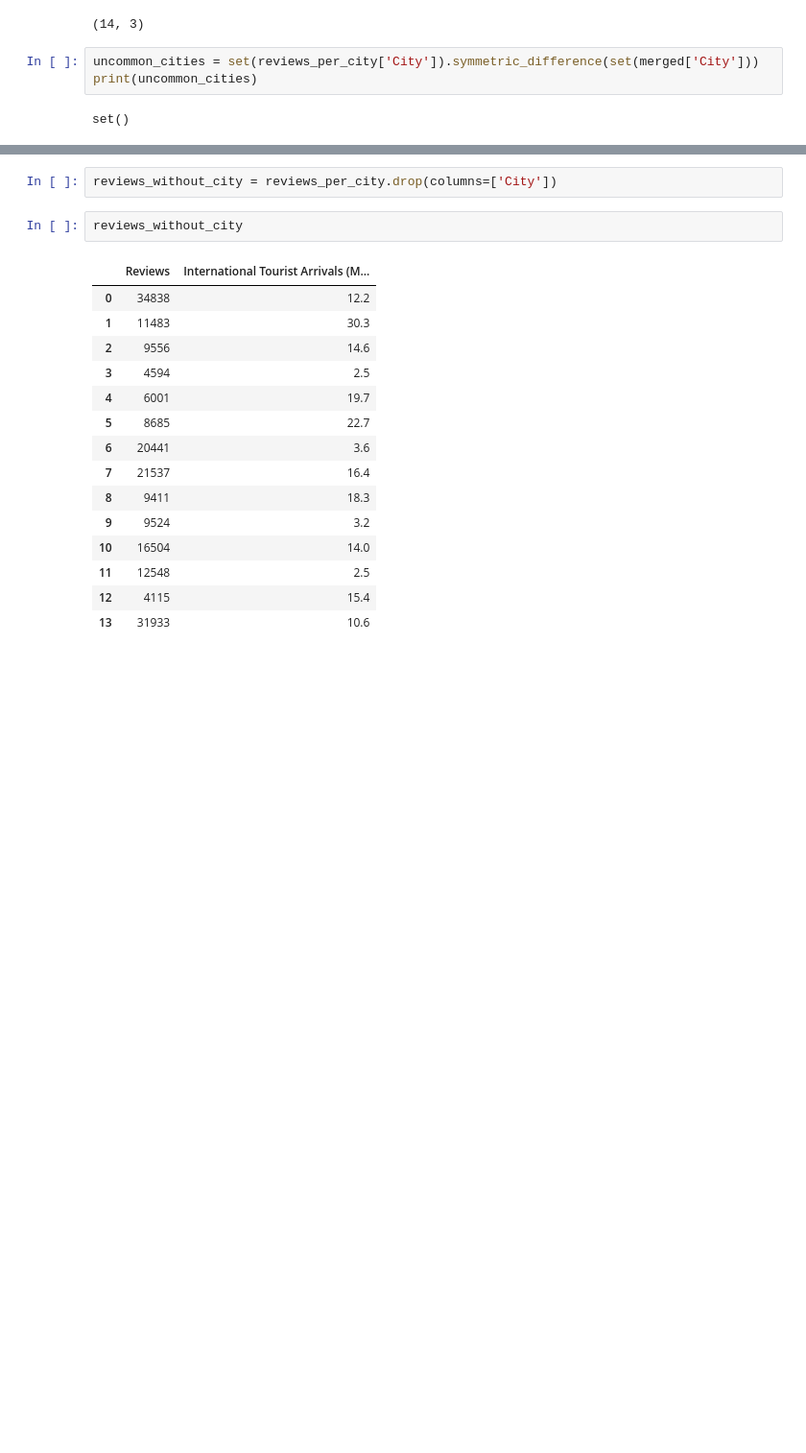
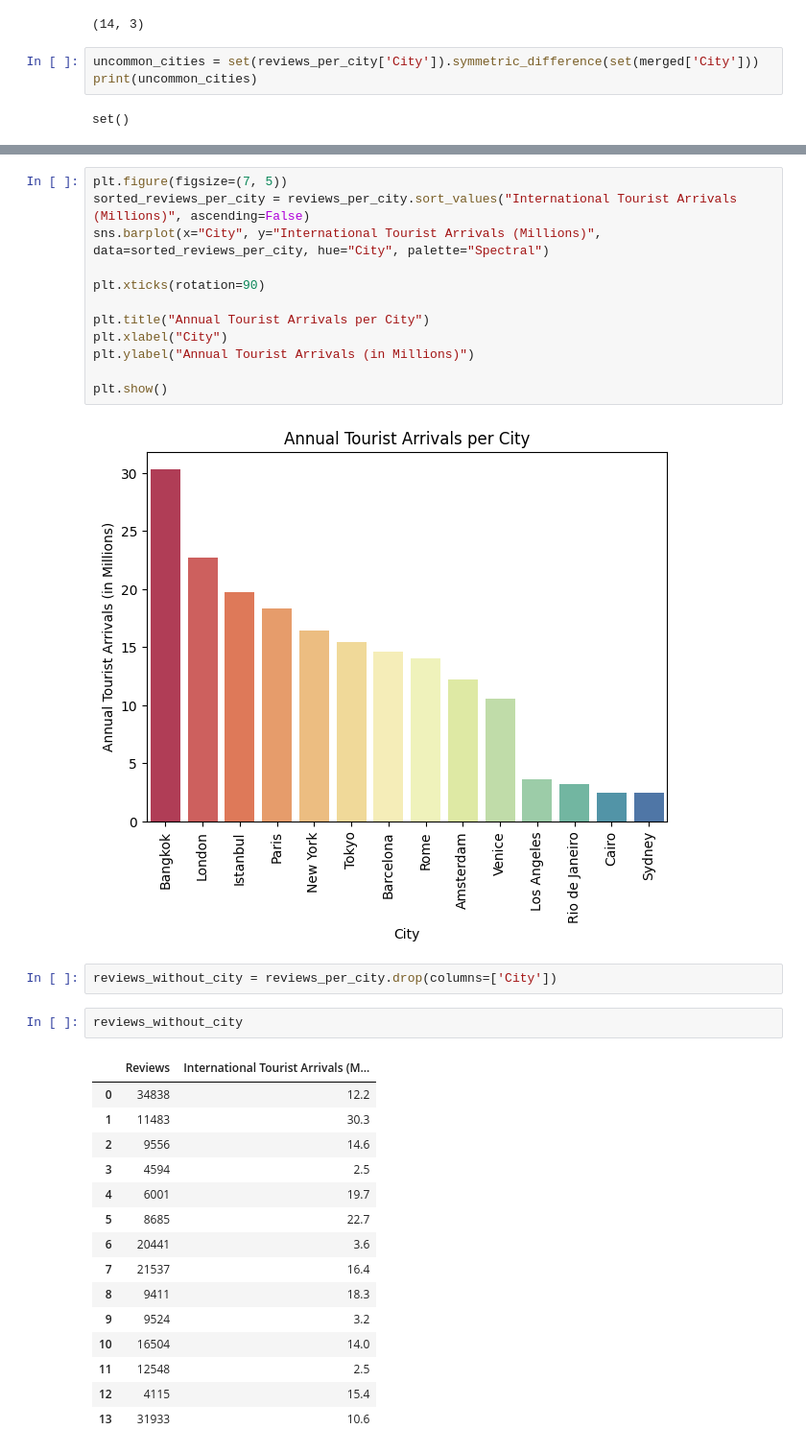
Before and after one commit to FahdKhater/Data-Analysis-Project, a Jupyter notebook: Question 2/Review & Traffic.ipynb, the cells around one changed output, grey strips where cells are left out. Shown at 96% size. Cells and saved outputs as stored; diff of their text form; blank space fills up the shorter version.

```diff
--- a/Question 2/Review & Traffic.ipynb
+++ b/Question 2/Review & Traffic.ipynb
@@ -202,3 +218,17 @@ set()
+# %%
+plt.figure(figsize=(7, 5))
+sorted_reviews_per_city = reviews_per_city.sort_values("International Tourist Arrivals (Millions)", ascending=False)
+sns.barplot(x="City", y="International Tourist Arrivals (Millions)", data=sorted_reviews_per_city, hue="City", palette="Spectral")
+
+plt.xticks(rotation=90)
+
+plt.title("Annual Tourist Arrivals per City")
+plt.xlabel("City")
+plt.ylabel("Annual Tourist Arrivals (in Millions)")
+
+plt.show()
+# %% [output]
+[figure, added]
 # %%
 reviews_without_city = reviews_per_city.drop(columns=['City'])
 # %%
```
Also changed, not shown: parts of 3 cells of this notebook.
